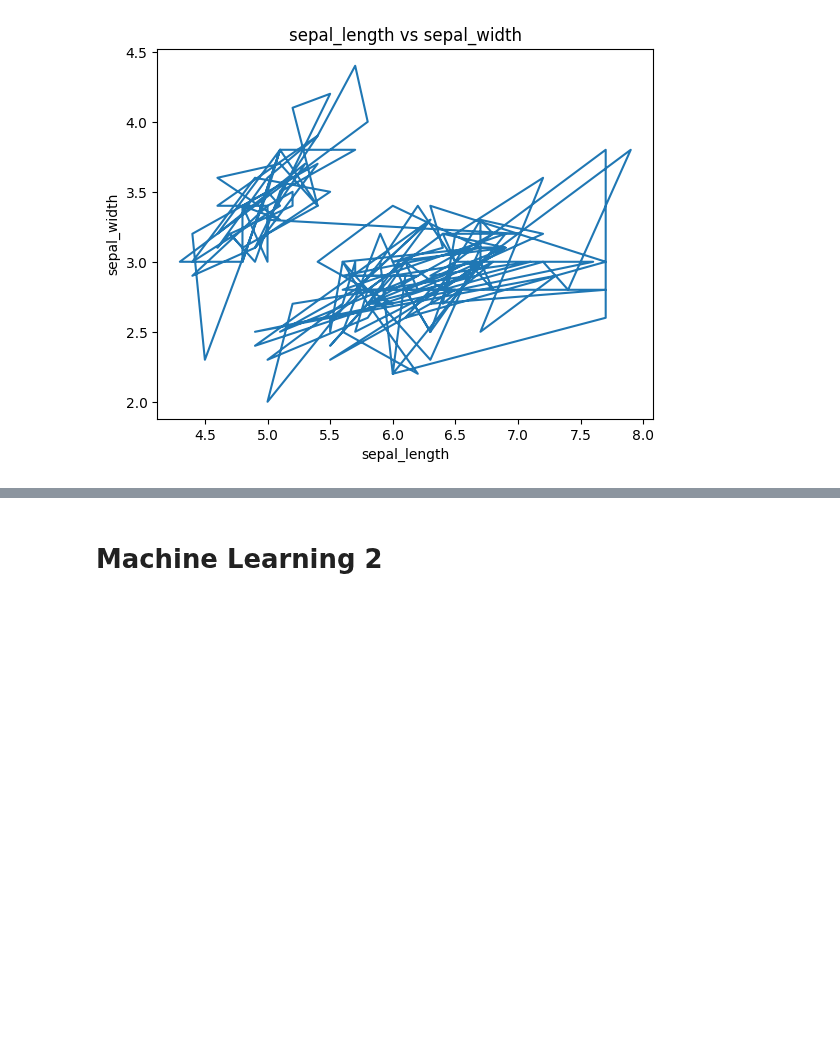
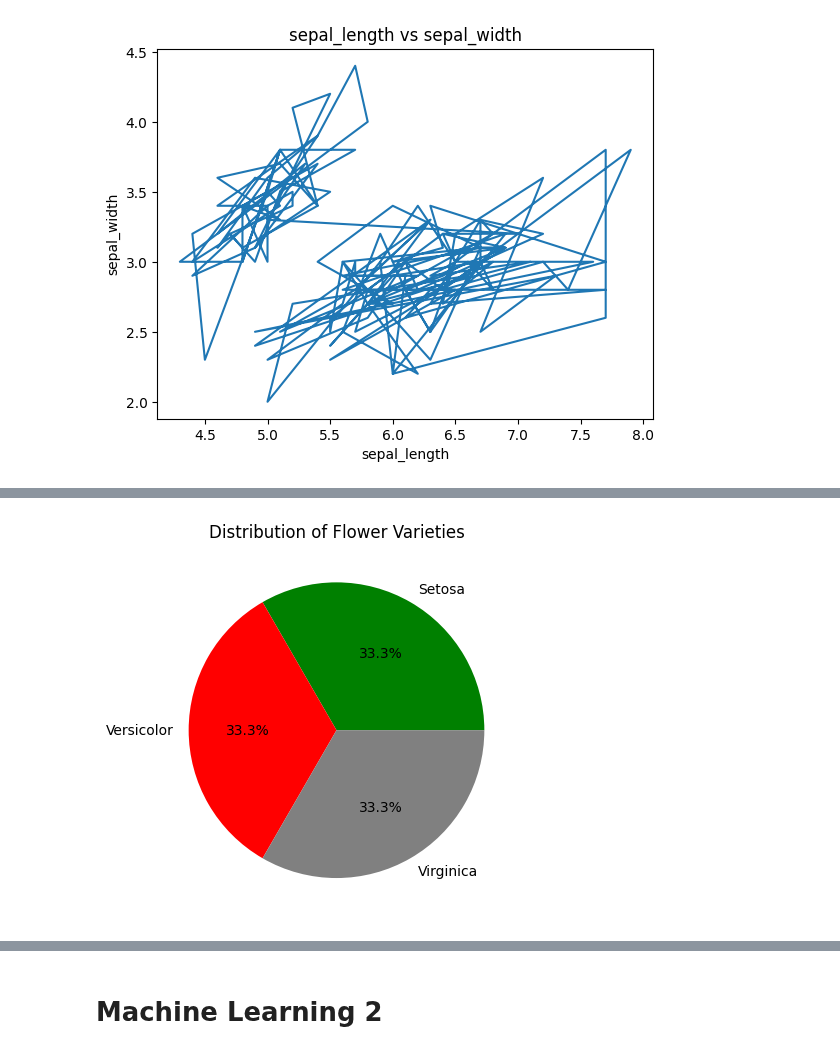
Before and after one commit to Haseebi-khan/MachineLearning, a Jupyter notebook: MachineLearning.ipynb, the cells around one changed output, grey strips where cells are left out. Drawn from its saved outputs; the diff is of its cells as text; code cells hidden in the pictures; blank space fills up the shorter version.

```diff
--- a/MachineLearning.ipynb
+++ b/MachineLearning.ipynb
@@ -113,0 +136,13 @@ plt.show()
+# %%
+# Count how many times each variety appears
+values = data['variety'].value_counts()
+
+label = ["Setosa", "Versicolor", "Virginica"]
+colors = ["green", "red", "grey"]
+
+# Now pass values properly
+plt.pie(values, labels=label, colors=colors, autopct='%1.1f%%')
+plt.title("Distribution of Flower Varieties")
+plt.show()
+# %% [output]
+[figure, added]
```
Also changed, not shown: parts of 6 cells of this notebook.
